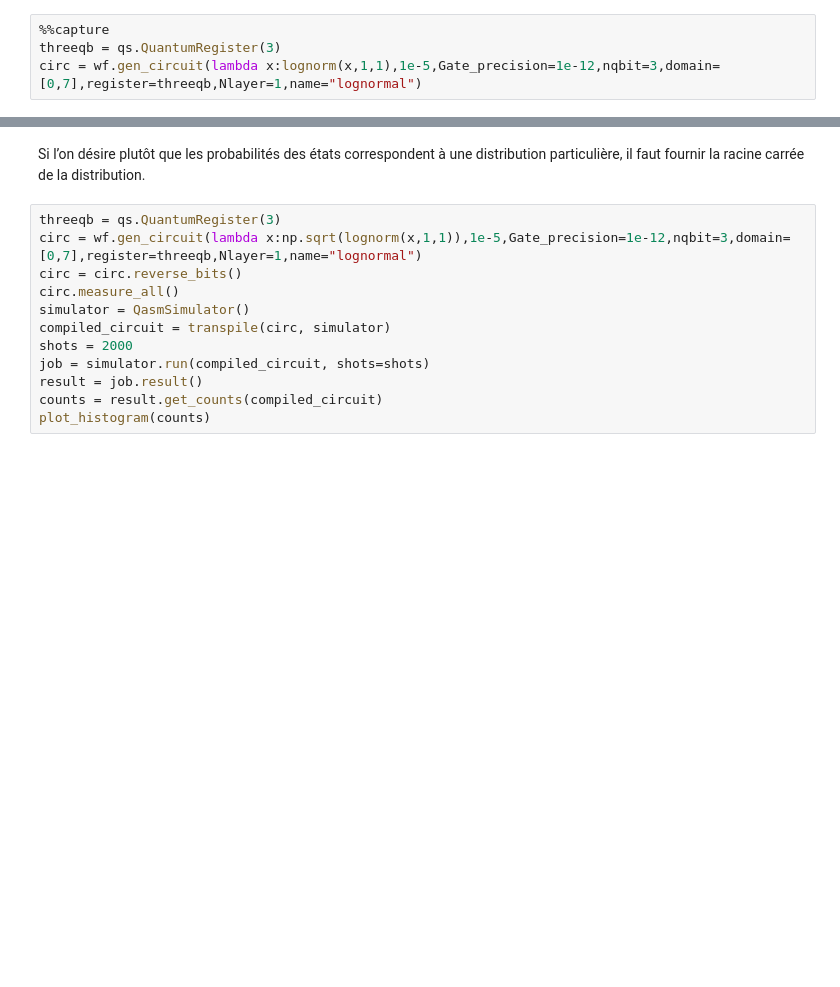
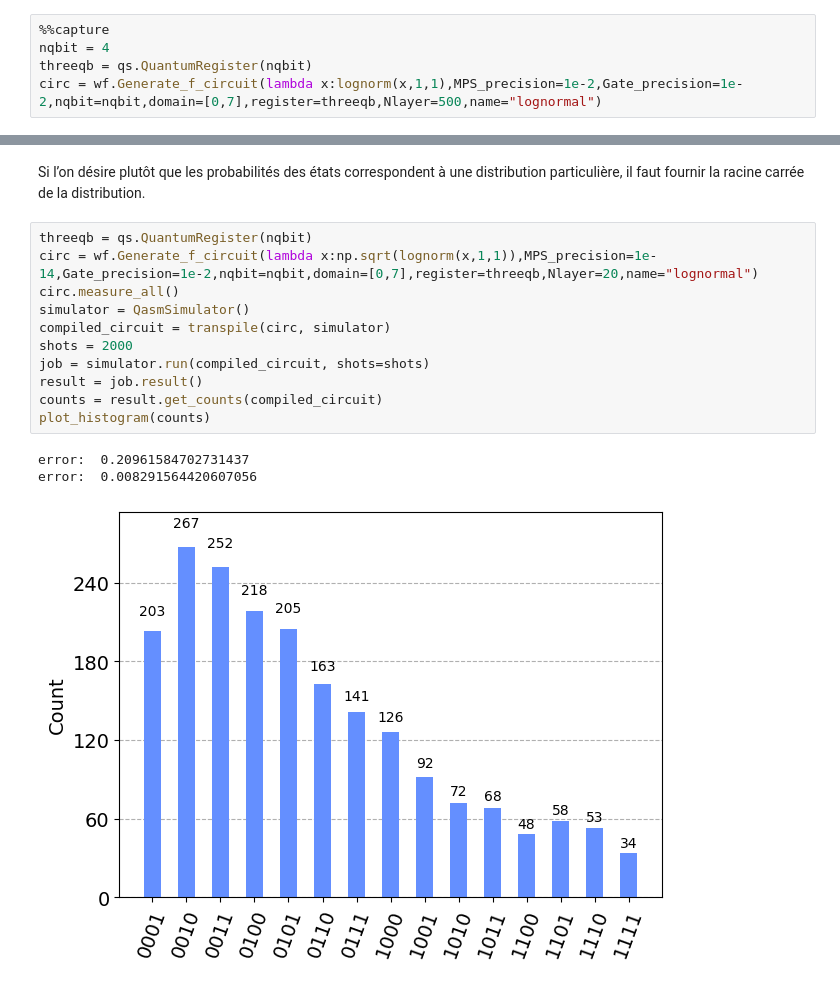
Before and after one commit to algolab-quantique/wFunction, a Jupyter notebook: README.ipynb, the cells around one changed output, grey strips where cells are left out. Drawn from its saved outputs; the diff is of its cells as text; blank space fills up the shorter version.

```diff
--- a/README.ipynb
+++ b/README.ipynb
@@ -46,7 +46,8 @@ Noté qu'on fixe les paramètres de la distribution en la plaçant dans un lambd
 Les arguments sont: la distribution, la précision de la discrétisation intermédiaire de la fonction, la fidélité du circuit, le nombre de qubits, le domaine de la fonction, le registre quantique du circuit, le nombre de couches du circuit et, finalement, le nom du circuit.
 # %%
 %%capture
-threeqb = qs.QuantumRegister(3)
-circ = wf.gen_circuit(lambda x:lognorm(x,1,1),1e-5,Gate_precision=1e-12,nqbit=3,domain=[0,7],register=threeqb,Nlayer=1,name="lognormal")
+nqbit = 4
+threeqb = qs.QuantumRegister(nqbit)
+circ = wf.Generate_f_circuit(lambda x:lognorm(x,1,1),MPS_precision=1e-2,Gate_precision=1e-2,nqbit=nqbit,domain=[0,7],register=threeqb,Nlayer=500,name="lognormal")
 # %%
 circ.draw('mpl')
@@ -74,14 +73,17 @@ plot_histogram(counts)
 # %% [markdown]
 Si l’on désire plutôt que les probabilités des états correspondent à une distribution particulière, il faut fournir la racine carrée de la distribution.
 # %%
-threeqb = qs.QuantumRegister(3)
-circ = wf.gen_circuit(lambda x:np.sqrt(lognorm(x,1,1)),1e-5,Gate_precision=1e-12,nqbit=3,domain=[0,7],register=threeqb,Nlayer=1,name="lognormal")
-circ = circ.reverse_bits()
+threeqb = qs.QuantumRegister(nqbit)
+circ = wf.Generate_f_circuit(lambda x:np.sqrt(lognorm(x,1,1)),MPS_precision=1e-14,Gate_precision=1e-2,nqbit=nqbit,domain=[0,7],register=threeqb,Nlayer=20,name="lognormal")
 circ.measure_all()
 simulator = QasmSimulator()
 compiled_circuit = transpile(circ, simulator)
 shots = 2000
 job = simulator.run(compiled_circuit, shots=shots)
 result = job.result()
 counts = result.get_counts(compiled_circuit)
 plot_histogram(counts)
+# %% [output]
+error:  0.20961584702731437
+error:  0.008291564420607056
+[figure, added]
```
Also changed, not shown: parts of 4 cells of this notebook, 6 other files.
